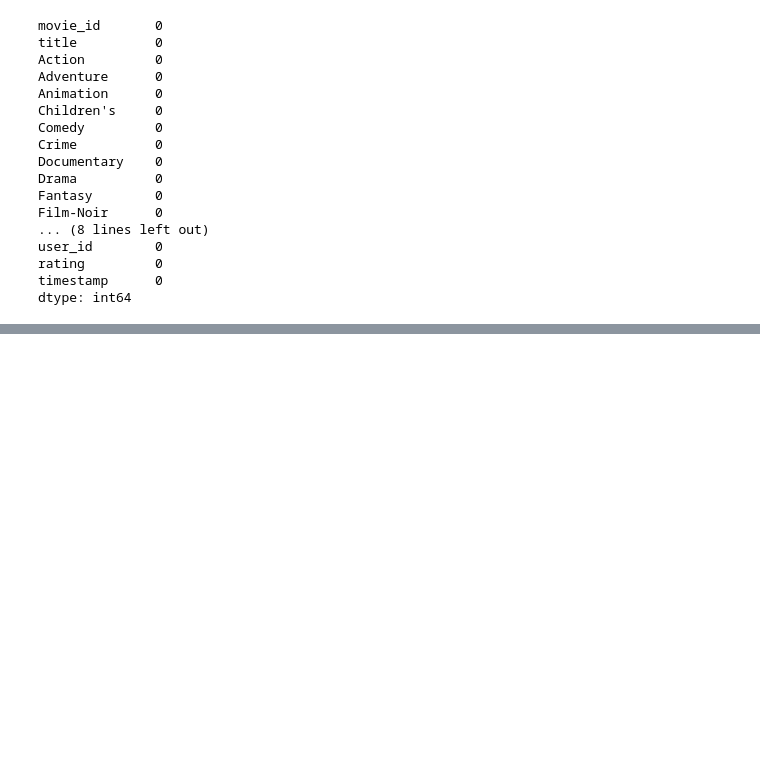
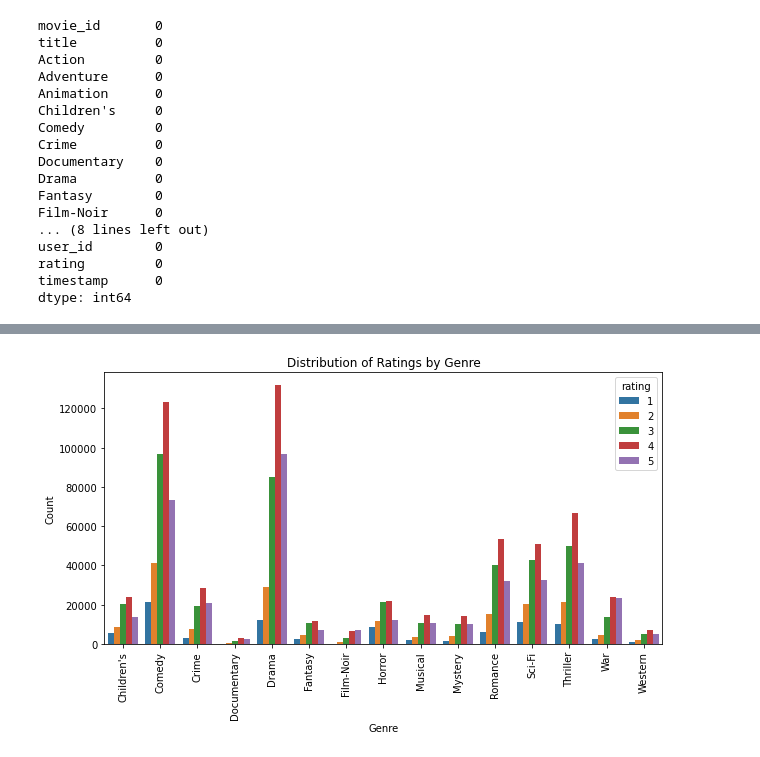
Before and after one commit to abhishekjainz/multi-armed-bandits-recommendation-system, a Jupyter notebook: code/MovieLens 1M EDA.ipynb, the cells around one changed output, grey strips where cells are left out. Drawn from its saved outputs; the diff is of its cells as text; code cells hidden in the pictures; blank space fills up the shorter version.

```diff
--- a/code/MovieLens 1M EDA.ipynb
+++ b/code/MovieLens 1M EDA.ipynb
@@ -118,0 +228,13 @@ plt.show()
+# %%
+# Distribution of ratings by genre
+genre_rating = df.groupby('rating').sum().iloc[:, 3:].reset_index()
+genre_rating = genre_rating.melt(id_vars='rating', value_vars=genre_rating.columns[1:], var_name='genre', value_name='count')
+plt.figure(figsize=(10, 5))
+sns.barplot(x='genre', y='count', hue='rating', data=genre_rating)
+plt.title('Distribution of Ratings by Genre')
+plt.xlabel('Genre')
+plt.ylabel('Count')
+plt.xticks(rotation=90)
+plt.show()
+# %% [output]
+[figure, added]
```
Also changed, not shown: parts of 19 cells of this notebook.
